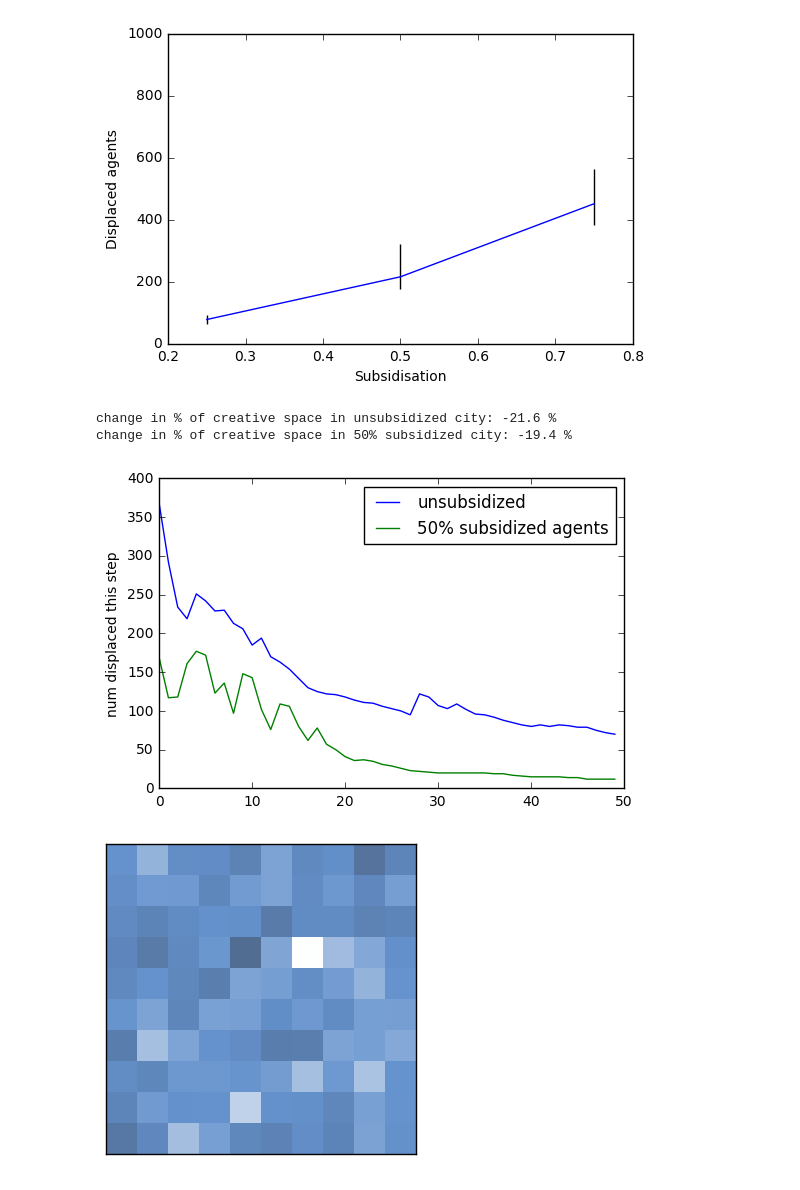
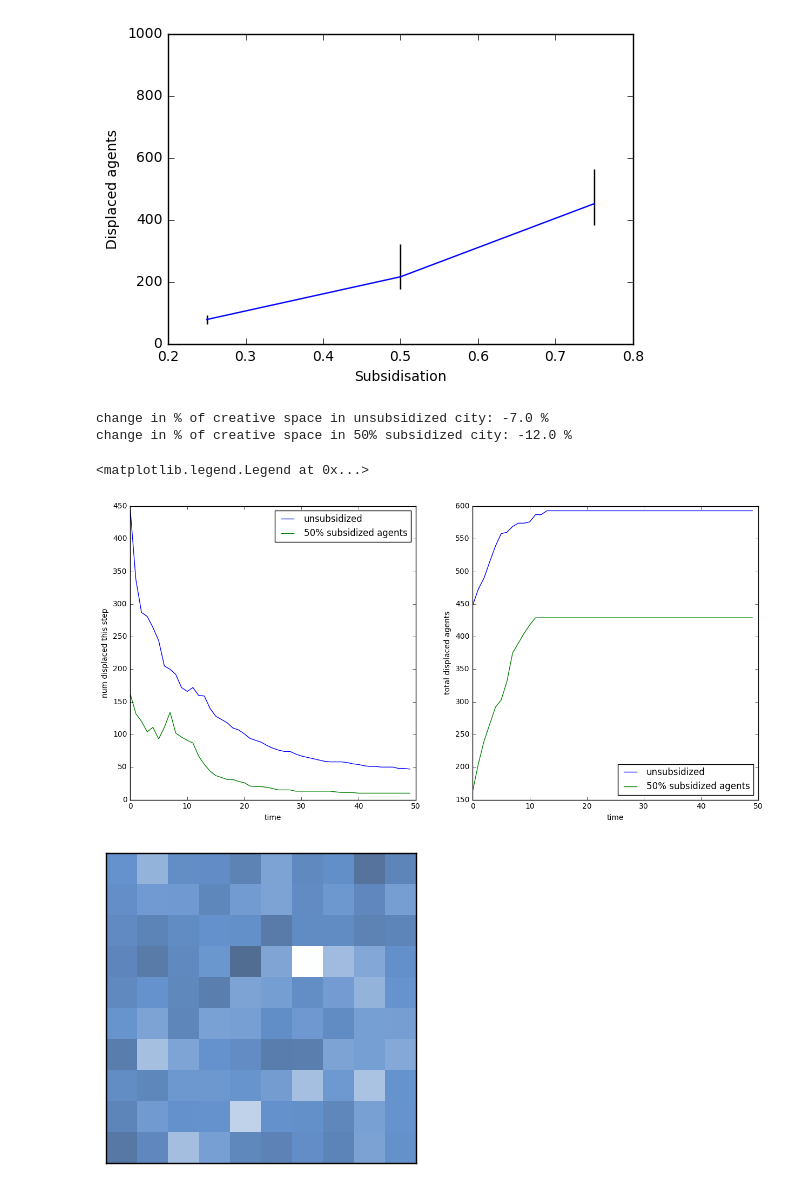
Before and after one commit to Margaretmcrawf/Gentrification, a Jupyter notebook: code/MargoExplore.ipynb, the cells around one changed output. Cells and saved outputs as stored; diff of their text form; code cells hidden in the pictures.

Commit message:
improved figures

```diff
--- a/code/MargoExplore.ipynb
+++ b/code/MargoExplore.ipynb
@@ -316,25 +316,35 @@ Number of displaced residents on the 20th time step for 75%: 451.067
 # %%
 city = TransformingCity(10, avg_rent=10000)
 sub_city = TransformingCity(10, avg_rent=10000, p_subsidized=0.5)
 
 for i in range(50):
     city.step()
     sub_city.step()
 
 print("change in % of creative space in unsubsidized city: {0:.1f} %".format(
         (city.p_creative_space_history[-1] - city.p_creative_space_history[0])*100))
 print("change in % of creative space in 50% subsidized city: {0:.1f} %".format(
         (sub_city.p_creative_space_history[-1] - sub_city.p_creative_space_history[0])*100))
-plt.hold('on')
-plt.plot(city.num_displaced_this_step_history, label='unsubsidized')
-plt.plot(sub_city.num_displaced_this_step_history, label='50% subsidized agents')
-plt.ylabel('num displaced this step')
-plt.legend(loc='best')
-plt.show()
+
+f, (ax1, ax2) = plt.subplots(1,2,figsize=(15,7))
+ax1.plot(city.num_displaced_this_step_history, label='unsubsidized')
+ax1.plot(sub_city.num_displaced_this_step_history, label='50% subsidized agents')
+ax1.set_ylabel('num displaced this step')
+ax1.set_xlabel('time')
+ax1.legend(loc='best')
+# ax1.show()
+
+ax2.plot(city.displaced_history, label='unsubsidized')
+ax2.plot(sub_city.displaced_history, label='50% subsidized agents')
+ax2.set_ylabel('total displaced agents')
+ax2.set_xlabel('time')
+ax2.legend(loc='best')
+# ax2.show()
 # %% [output]
-change in % of creative space in unsubsidized city: -21.6 %
-change in % of creative space in 50% subsidized city: -19.4 %
+change in % of creative space in unsubsidized city: -7.0 %
+change in % of creative space in 50% subsidized city: -12.0 %
+<matplotlib.legend.Legend at 0x...>
-[figure, old version]
+[figure, new version]
 # %%
 city = TransformingCity(10)
 city.step()
```
Also changed, not shown: 2 other files.
